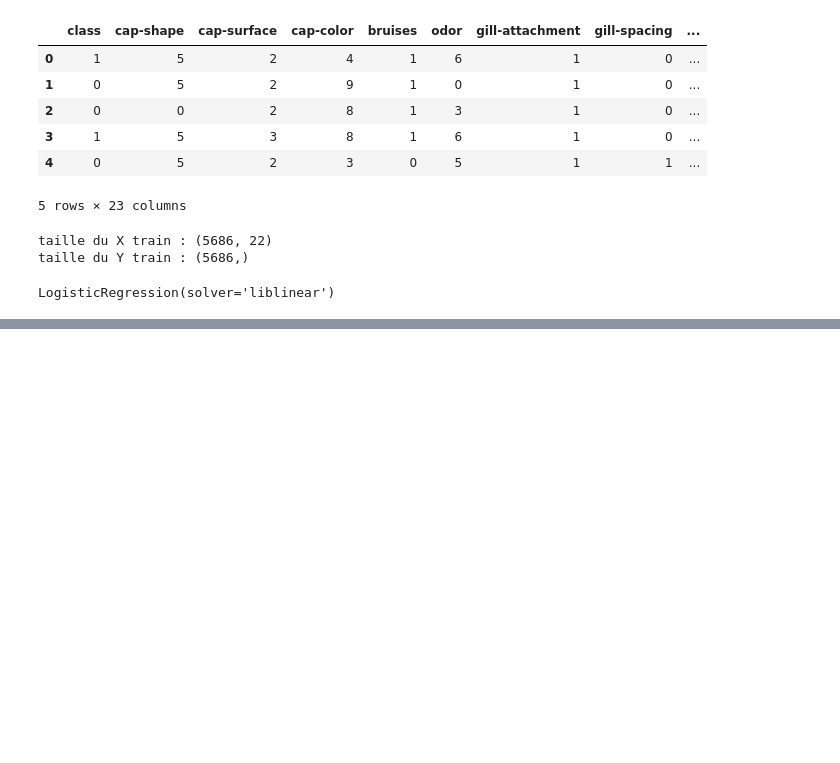
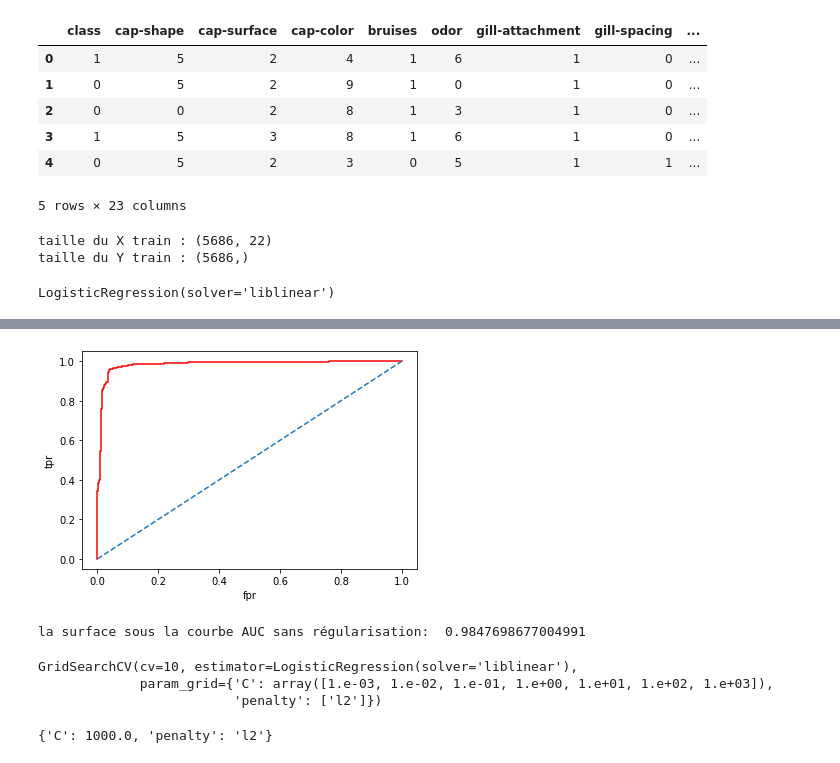
Before and after one commit to berrezougAbdelhak/Logistique-Regression-and-SVM, a Jupyter notebook: Logistique-Regression-and-SVM.ipynb, the cells around one changed output, grey strips where cells are left out. Cells and saved outputs as stored; diff of their text form; code cells hidden in the pictures; blank space fills up the shorter version.

Commit message:
Logistique Regression-SVM-KNN

```diff
--- a/Logistique-Regression-and-SVM.ipynb
+++ b/Logistique-Regression-and-SVM.ipynb
@@ -72,0 +96,16 @@ array([2.63442105e-05, 9.99973656e-01])
+# %%
+import matplotlib.pyplot as plt
+
+plt.plot(fpr,tpr,color="red")
+plt.xlabel("fpr")
+plt.ylabel("tpr")
+plt.plot([0,1],[0,1],linestyle='--')
+plt.show()
+# %% [output]
+[figure, added]
+# %%
+roc_auc=metrics.auc(fpr,tpr)
+
+print("la surface sous la courbe AUC sans régularisation: ",roc_auc)
+# %% [output]
+la surface sous la courbe AUC sans régularisation:  0.9847698677004991
@@ -72,0 +120,10 @@ array([2.63442105e-05, 9.99973656e-01])
+# %%
+glr.fit(X_train,y_train)
+# %% [output]
+GridSearchCV(cv=10, estimator=LogisticRegression(solver='liblinear'),
+             param_grid={'C': array([1.e-03, 1.e-02, 1.e-01, 1.e+00, 1.e+01, 1.e+02, 1.e+03]),
+                         'penalty': ['l2']})
+# %%
+glr.best_params_
+# %% [output]
+{'C': 1000.0, 'penalty': 'l2'}
```
Also changed, not shown: parts of 17 cells of this notebook.
